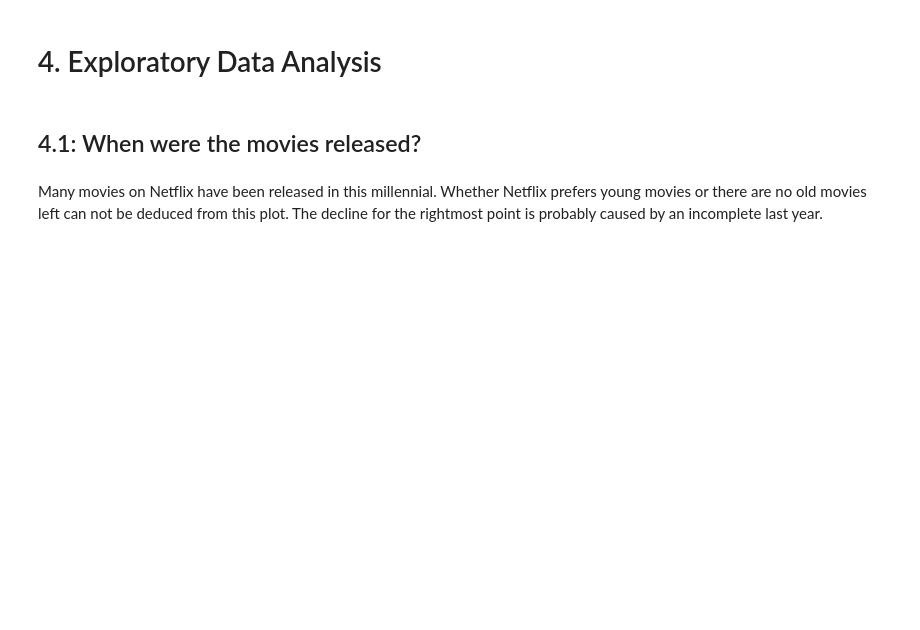
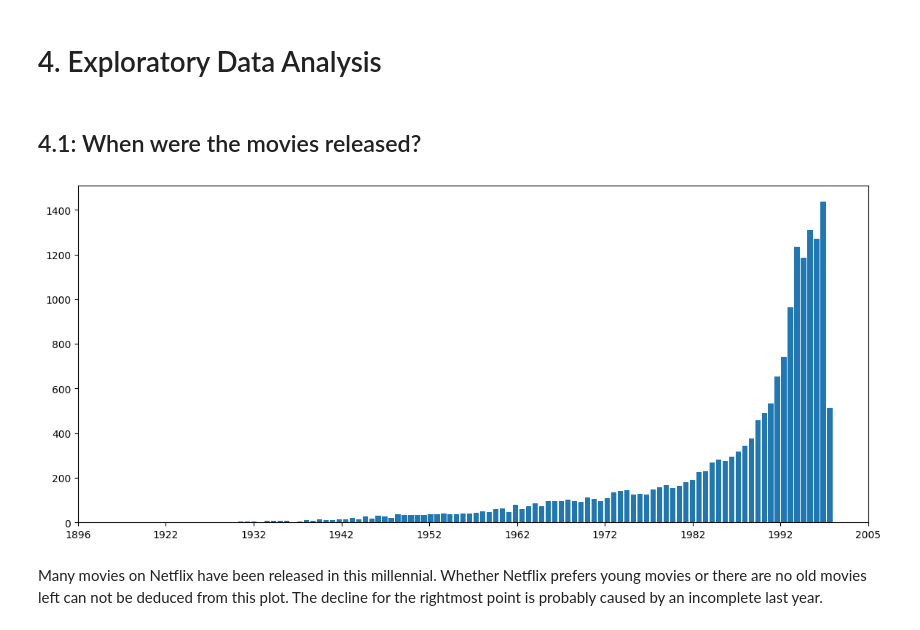
Before and after one commit to katxtong/UCSD-ML-Springboard, a Jupyter notebook: mec-17.4.1-recommendation-systems-mini-project/Mini_Project_Recommendation_Systems.ipynb, the cells around one changed output. Drawn from its saved outputs; the diff is of its cells as text; code cells hidden in the pictures; blank space fills up the shorter version.

```diff
--- a/mec-17.4.1-recommendation-systems-mini-project/Mini_Project_Recommendation_Systems.ipynb
+++ b/mec-17.4.1-recommendation-systems-mini-project/Mini_Project_Recommendation_Systems.ipynb
@@ -97,10 +100,11 @@ Let's start loading data that will be used for building the recommendation syste
 First, we will load the movie_titles.csv data from the Netflix prize data source
 # %%
 # Load data for all movies
-movie_titles = pd.read_csv('./data/movie_titles.csv.zip',
+movie_titles = pd.read_csv('https://github.com/katxtong/UCSD-ML-Springboard/raw/main/mec-17.4.1-recommendation-systems-mini-project/data/movie_titles.csv.zip',
                            encoding = 'ISO-8859-1',
-                           header = None,
-                           names = ['Id', 'Year', 'Name']).set_index('Id')
+                           header = None, usecols=range(3),
+                           names = ['Id', 'Year', 'Name']
+                           ).set_index('Id')
 
 print('Shape Movie-Titles:\t{}'.format(movie_titles.shape))
 movie_titles.sample(5)
@@ -177,14 +228,17 @@ We have taken the data required for building the system and now let's do some ED
 # %%
 fig, ax = plt.subplots(1, 1, figsize=(14, 6))
 
 data = movie_titles['Year'].value_counts().sort_index()
 x = data.index.map(int)
 y = data.values
 
-sns.barplot(x, y)
+# sns.barplot(x, y)
+plt.bar(x, y)
 xmin, xmax = plt.xlim()
 xtick_labels = [x[0]] + list(x[10:-10:10]) + [x[-1]]
 plt.xticks(ticks=np.linspace(xmin, xmax, 10), labels=xtick_labels);
+# %% [output]
+[figure, added]
 # %% [markdown]
 Many movies on Netflix have been released in this millennial. Whether Netflix prefers young movies or there are no old movies left can not be deduced from this plot.
 The decline for the rightmost point is probably caused by an incomplete last year.
```
Also changed, not shown: parts of 53 cells of this notebook.
